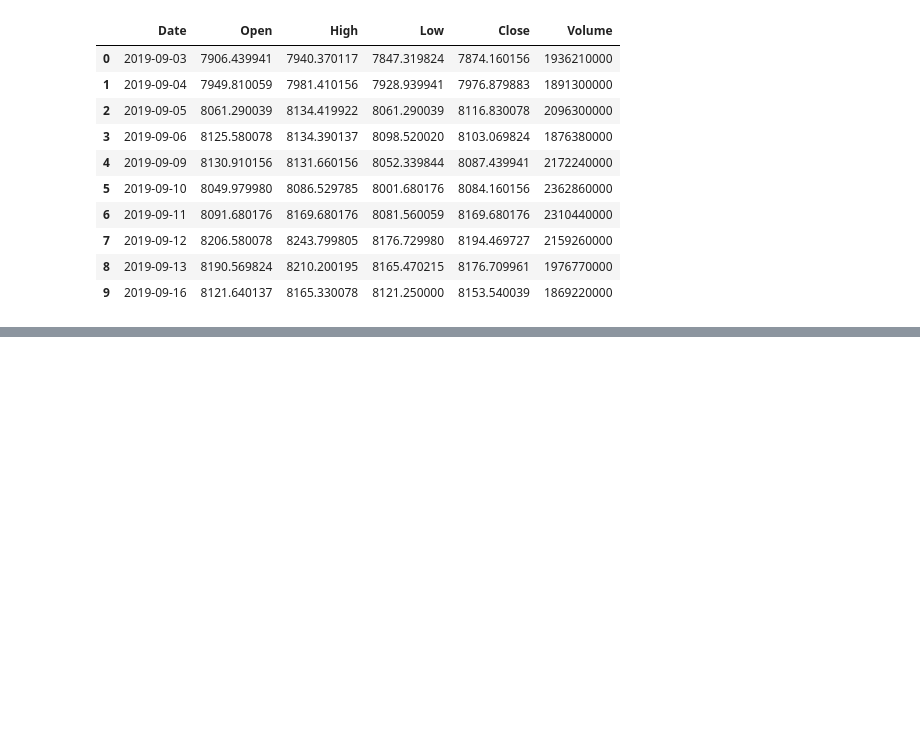
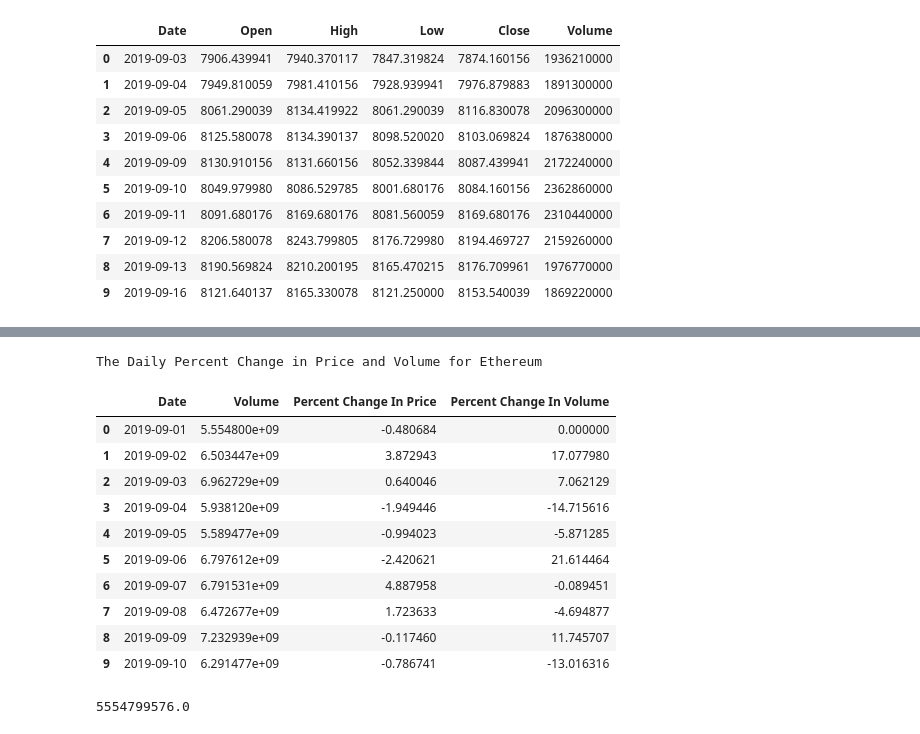
Before and after one commit to data301-2021-winter1/project-group67-project, a Jupyter notebook: notebooks/analysis2.ipynb, the cells around one changed output, grey strips where cells are left out. Drawn from its saved outputs; the diff is of its cells as text; code cells hidden in the pictures; blank space fills up the shorter version.

```diff
--- a/notebooks/analysis2.ipynb
+++ b/notebooks/analysis2.ipynb
@@ -204,0 +244,41 @@ df.head(10)
+# %%
+perChangePrice = []
+perChangeVolume = [0]
+
+for i in range(732):
+    price = ((eth['Close'][i]-eth['Open'][i])/eth['Open'][i])*100
+    perChangePrice.append(price)
+
+    if i < 731:
+        vol = ((eth['Volume'][i+1]-eth['Volume'][i])/eth['Volume'][i])*100
+        perChangeVolume.append(vol)
+
+eth['Percent Change In Price'] = perChangePrice
+eth['Percent Change In Volume'] = perChangeVolume
+
+ethv2 = eth.copy().drop(['Adj Close', 'Open', 'High', 'Low', 'Close'], axis=1)
+
+print('The Daily Percent Change in Price and Volume for Ethereum')
+
+#print(ethv2)
+
+ethv2.head(10)
+# %% [output]
+The Daily Percent Change in Price and Volume for Ethereum
+|  | Date | Volume | Percent Change In Price | Percent Change In Volume |
+| 0 | 2019-09-01 | 5.554800e+09 | -0.480684 | 0.000000 |
+| 1 | 2019-09-02 | 6.503447e+09 | 3.872943 | 17.077980 |
+| 2 | 2019-09-03 | 6.962729e+09 | 0.640046 | 7.062129 |
+| 3 | 2019-09-04 | 5.938120e+09 | -1.949446 | -14.715616 |
+| 4 | 2019-09-05 | 5.589477e+09 | -0.994023 | -5.871285 |
+| 5 | 2019-09-06 | 6.797612e+09 | -2.420621 | 21.614464 |
+| 6 | 2019-09-07 | 6.791531e+09 | 4.887958 | -0.089451 |
+| 7 | 2019-09-08 | 6.472677e+09 | 1.723633 | -4.694877 |
+| 8 | 2019-09-09 | 7.232939e+09 | -0.117460 | 11.745707 |
+| 9 | 2019-09-10 | 6.291477e+09 | -0.786741 | -13.016316 |
+# %%
+ethvol = ethv2['Volume'][0]
+
+print(ethvol)
+# %% [output]
+5554799576.0
```
Also changed, not shown: parts of 3 cells of this notebook.
